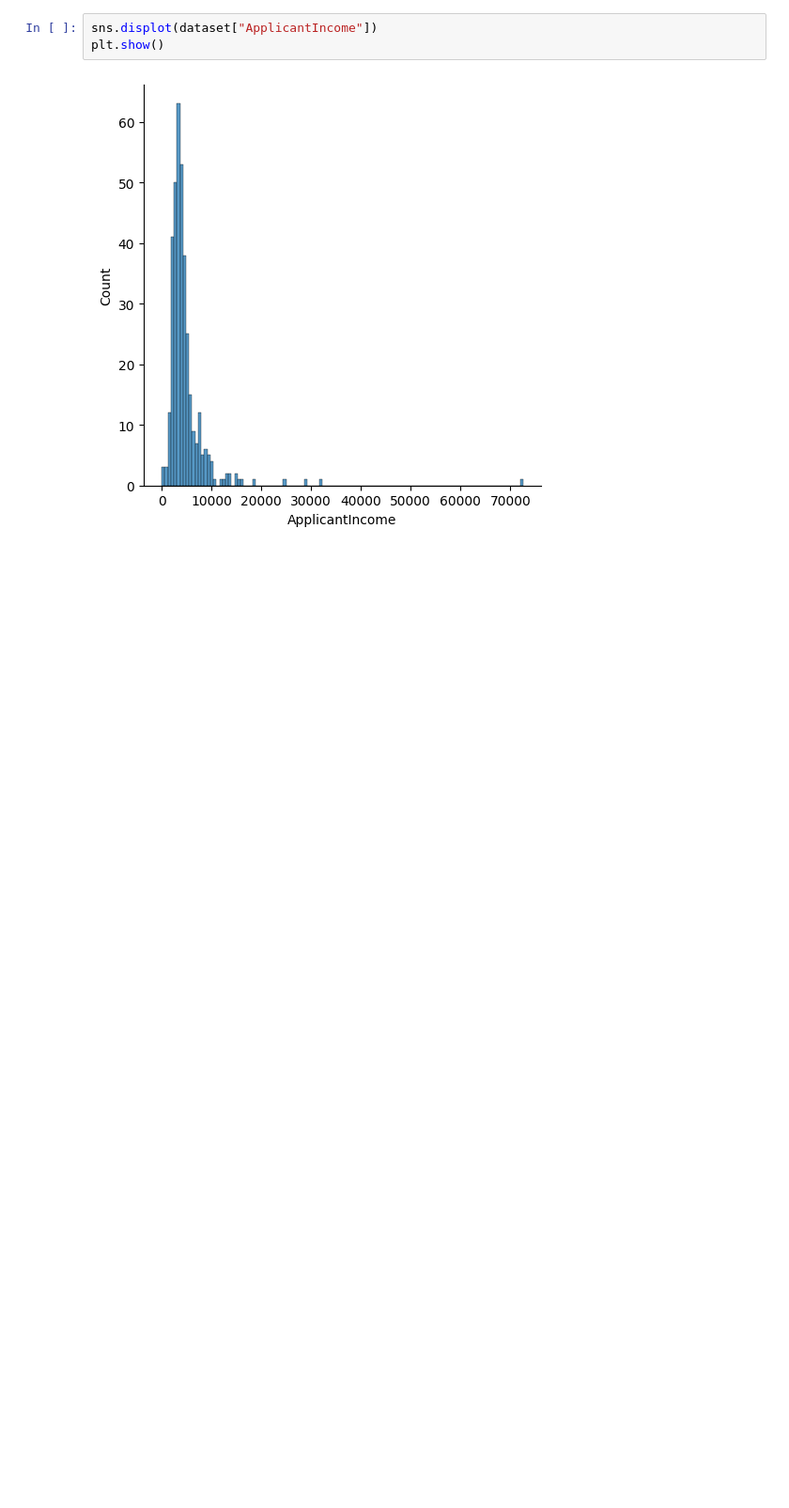
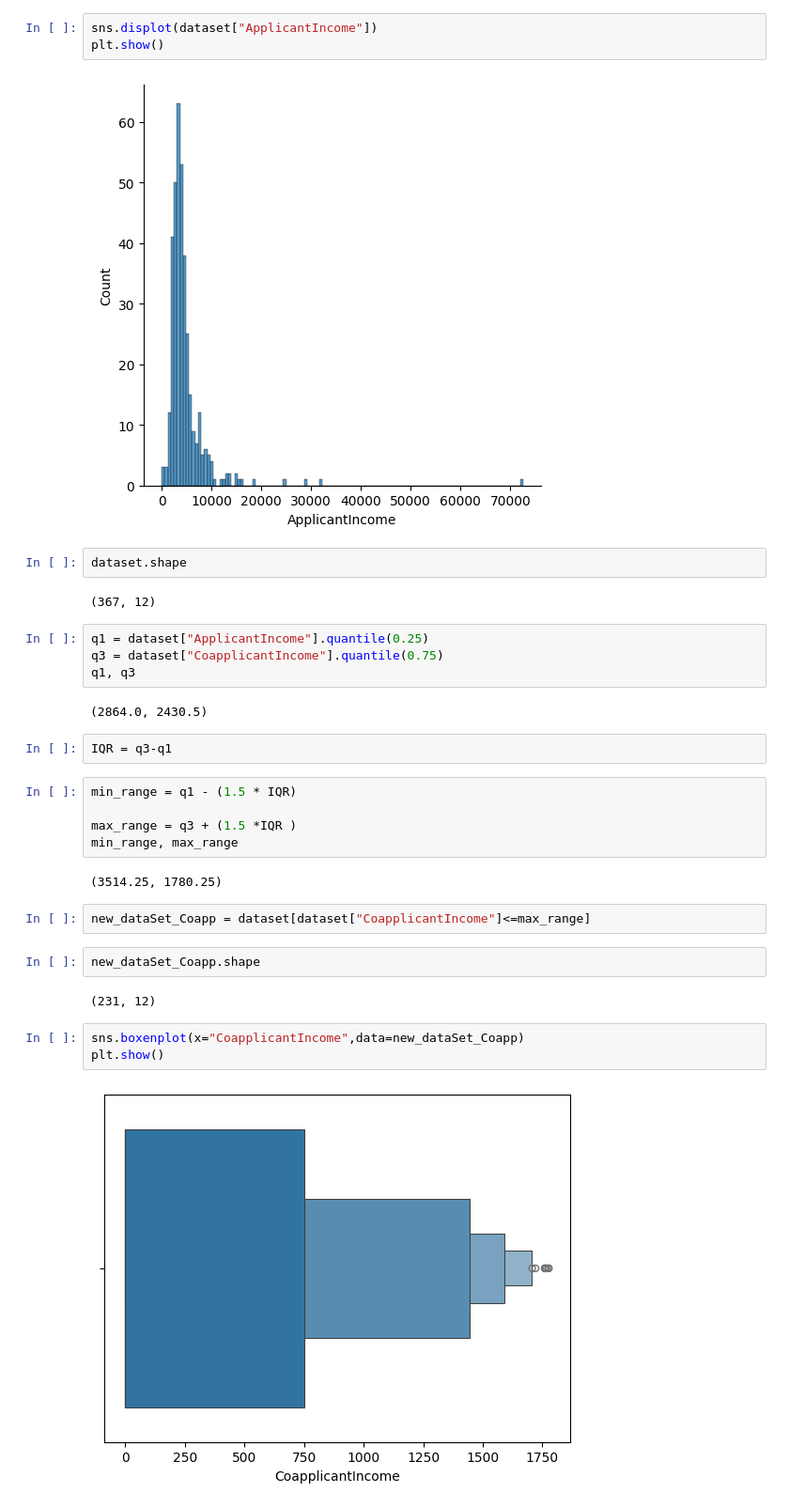
Before and after one commit to AakashShah07/ML-start, a Jupyter notebook: outliers.ipynb, the cells around one changed output. Shown at 94% size. Drawn from its saved outputs; the diff is of its cells as text; blank space fills up the shorter version.

```diff
--- a/outliers.ipynb
+++ b/outliers.ipynb
@@ -55,3 +56,33 @@ sns.displot(dataset["ApplicantIncome"])
 plt.show()
 # %% [output]
 [figure]
+# %%
+dataset.shape
+# %% [output]
+(367, 12)
+# %%
+q1 = dataset["ApplicantIncome"].quantile(0.25)
+q3 = dataset["CoapplicantIncome"].quantile(0.75)
+q1, q3
+# %% [output]
+(2864.0, 2430.5)
+# %%
+IQR = q3-q1
+# %%
+min_range = q1 - (1.5 * IQR)
+
+max_range = q3 + (1.5 *IQR )
+min_range, max_range
+# %% [output]
+(3514.25, 1780.25)
+# %%
+new_dataSet_Coapp = dataset[dataset["CoapplicantIncome"]<=max_range]
+# %%
+new_dataSet_Coapp.shape
+# %% [output]
+(231, 12)
+# %%
+sns.boxenplot(x="CoapplicantIncome",data=new_dataSet_Coapp)
+plt.show()
+# %% [output]
+[figure, added]
```
Also changed, not shown: parts of 1 cell of this notebook.
